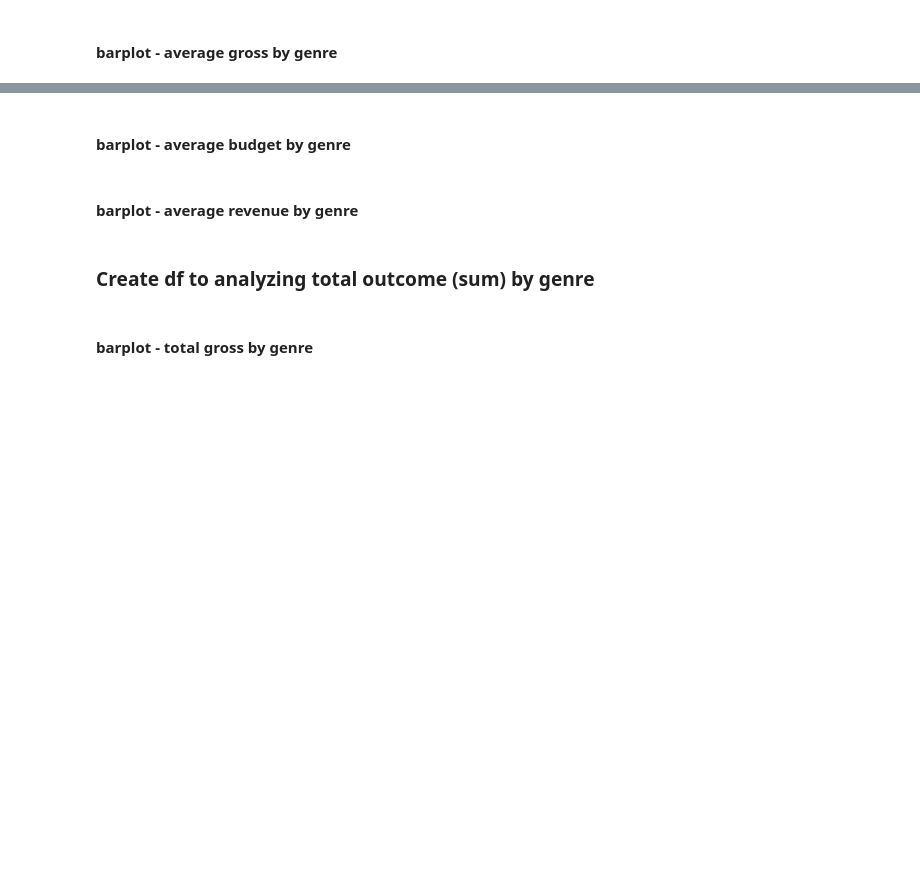
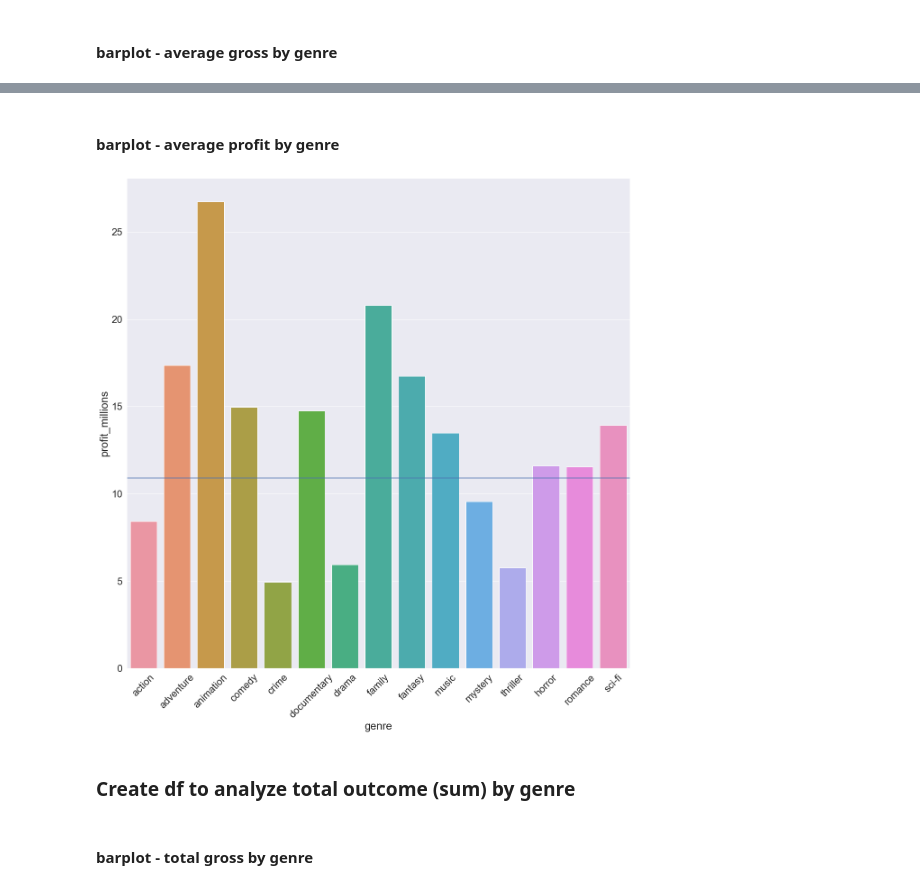
Before and after one commit to kristinkspanos/data_analysis_movie_studio, a Jupyter notebook: assignment_2_movie_data.ipynb, the cells around one changed output, grey strips where cells are left out. Saved outputs shown, nothing was run; the diff lists cells and outputs as text; code cells hidden in the pictures; blank space fills up the shorter version.

```diff
--- a/assignment_2_movie_data.ipynb
+++ b/assignment_2_movie_data.ipynb
@@ -495,7 +517,12 @@ plt.savefig('genre_avg_gross.png')
 # %% [markdown]
-#### barplot - average budget by genre
+#### barplot - average profit by genre
 # %%
-genre_avg_budget = sns.barplot(x= genre_avg.index, y="budget_millions", data=genre_avg)
-genre_avg_budget.set_xticklabels(genre_avg_budget.get_xticklabels(),rotation=45)
+genre_avg_profit = sns.barplot(x= genre_avg.index, y="profit_millions", data=genre_avg)
+genre_avg_profit.set_xticklabels(genre_avg_revenue.get_xticklabels(),rotation=45)
+sns.set(rc={'figure.figsize':(20,20)})
+sns.set(font_scale=2)
+genre_avg_profit.axhline(mean_profit)
+
+#plt.savefig('genre_avg_profit.png')
+# %% [output]
+[figure, added]
-# %% [markdown]
-#### barplot - average revenue by genre
@@ -509,5 +529,5 @@ plt.savefig('genre_avg_revenue.png')
 # %% [markdown]
-### Create df to analyzing total outcome (sum) by genre
+### Create df to analyze total outcome (sum) by genre
 # %%
 genre_sum = pd.DataFrame()
 for x in genre_lst:
```
Also changed, not shown: parts of 44 cells of this notebook, 1 other file.
